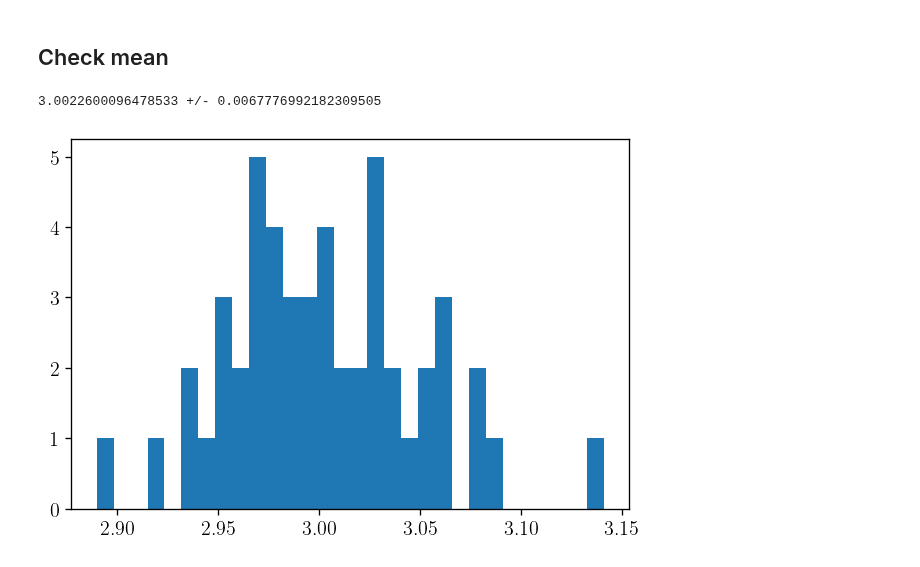
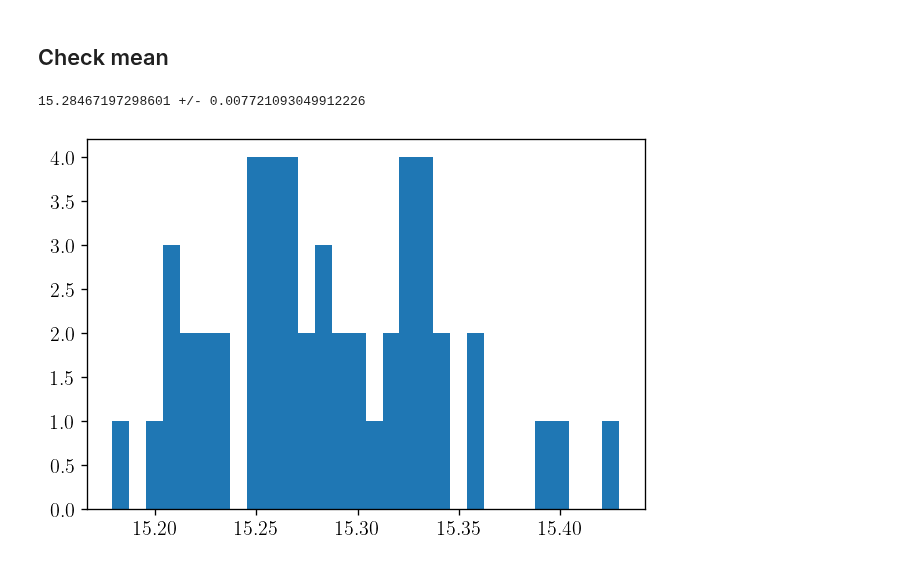
Before and after one commit to smsharma/fermi-prob-prog, a Jupyter notebook: validating/simulate.ipynb, the cells around one changed output. Cells and saved outputs as stored; diff of their text form; code cells hidden in the pictures.

```diff
--- a/validating/simulate.ipynb
+++ b/validating/simulate.ipynb
@@ -243,0 +266,3 @@ hp.cartview(np.clip(counts, 0.5, None), norm='log', latra=[-25., 25.], lonra=[-2
+# %%
+counts = simulator_for_model(npmodel, var_dict, no_psc_mask=False, delta_psf=False, no_plane_mask=False)
+plot_cart(counts, npmodel.normalization_mask)
@@ -244,17 +271,17 @@ hp.cartview(np.clip(counts, 0.5, None), norm='log', latra=[-25., 25.], lonra=[-2
 # %%
 # simulate
-for i in tqdm(range(50)):
-    counts = simulator_for_model(npmodel, var_dict, no_psc_mask=True, delta_psf=True, no_plane_mask=False)
+for i in tqdm(range(100)):
+    counts = simulator_for_model(npmodel, var_dict, no_psc_mask=False, delta_psf=False, no_plane_mask=False)
     np.save(f"{save_dir}/counts_{i}.npy", np.array(counts, dtype=np.int32))
 # %% [markdown]
 ## Check mean
 # %%
 mean_arr = []
 for i in range(50):
     counts = np.load(f"{save_dir}/counts_{i}.npy")
-    mean_arr.append(np.mean(counts[~npmodel.normalization_mask]))
+    mean_arr.append(np.mean(counts))
 plt.hist(mean_arr, bins=30)
 print(np.mean(mean_arr), '+/-', np.std(mean_arr) / np.sqrt(len(mean_arr)))
 # %% [output]
-3.0022600096478533 +/- 0.0067776992182309505
+15.28467197298601 +/- 0.007721093049912226
-[figure, old version]
+[figure, new version]
```
Also changed, not shown: parts of 6 cells of this notebook, 4 other files.
